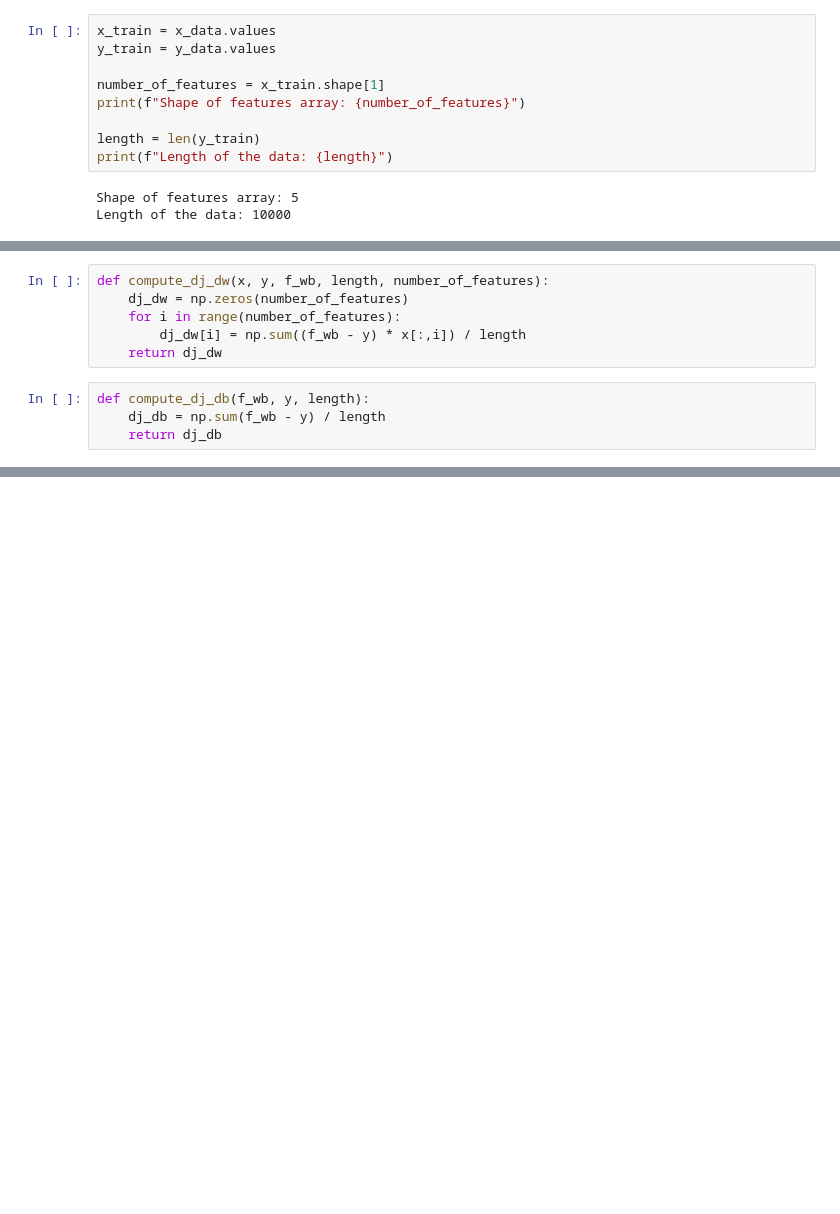
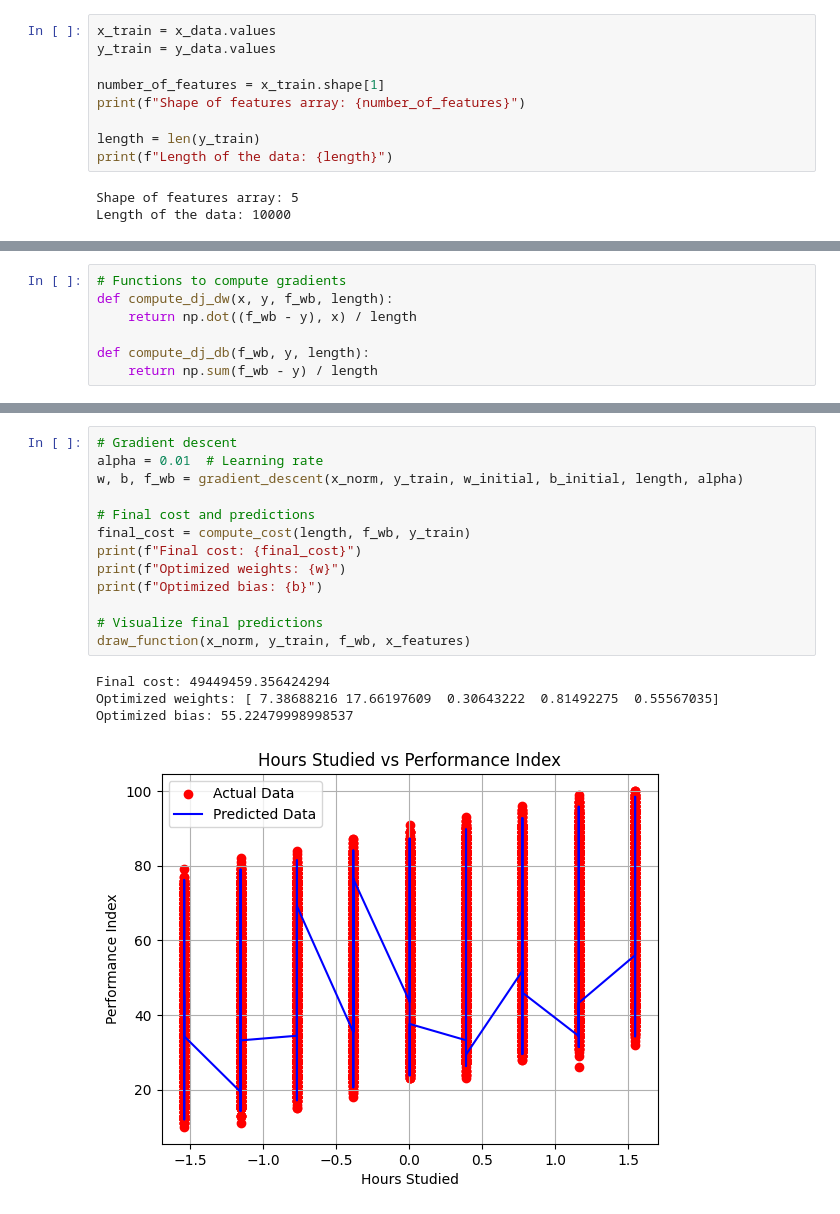
Before and after one commit to KartikAg13/student_performance_prediction, a Jupyter notebook: main.ipynb, the cells around one changed output, grey strips where cells are left out. Drawn from its saved outputs; the diff is of its cells as text; blank space fills up the shorter version.

Commit message:
try to optimize

```diff
--- a/main.ipynb
+++ b/main.ipynb
@@ -129,11 +73,8 @@ Initial cost: 748.38425
-# %%
-def compute_dj_dw(x, y, f_wb, length, number_of_features):
-    dj_dw = np.zeros(number_of_features)
-    for i in range(number_of_features):
-        dj_dw[i] = np.sum((f_wb - y) * x[:,i]) / length
-    return dj_dw
-# %%
-def compute_dj_db(f_wb, y, length):
-    dj_db = np.sum(f_wb - y) / length
-    return dj_db
+# %%
+# Functions to compute gradients
+def compute_dj_dw(x, y, f_wb, length):
+    return np.dot((f_wb - y), x) / length
+
+def compute_dj_db(f_wb, y, length):
+    return np.sum(f_wb - y) / length
 # %%
@@ -160,0 +120,18 @@ New cost: 63.05305753809025
+# %%
+# Gradient descent
+alpha = 0.01  # Learning rate
+w, b, f_wb = gradient_descent(x_norm, y_train, w_initial, b_initial, length, alpha)
+
+# Final cost and predictions
+final_cost = compute_cost(length, f_wb, y_train)
+print(f"Final cost: {final_cost}")
+print(f"Optimized weights: {w}")
+print(f"Optimized bias: {b}")
+
+# Visualize final predictions
+draw_function(x_norm, y_train, f_wb, x_features)
+# %% [output]
+Final cost: 49449459.356424294
+Optimized weights: [ 7.38688216 17.66197609  0.30643222  0.81492275  0.55567035]
+Optimized bias: 55.22479998998537
+[figure, added]
```
Also changed, not shown: parts of 21 cells of this notebook.
